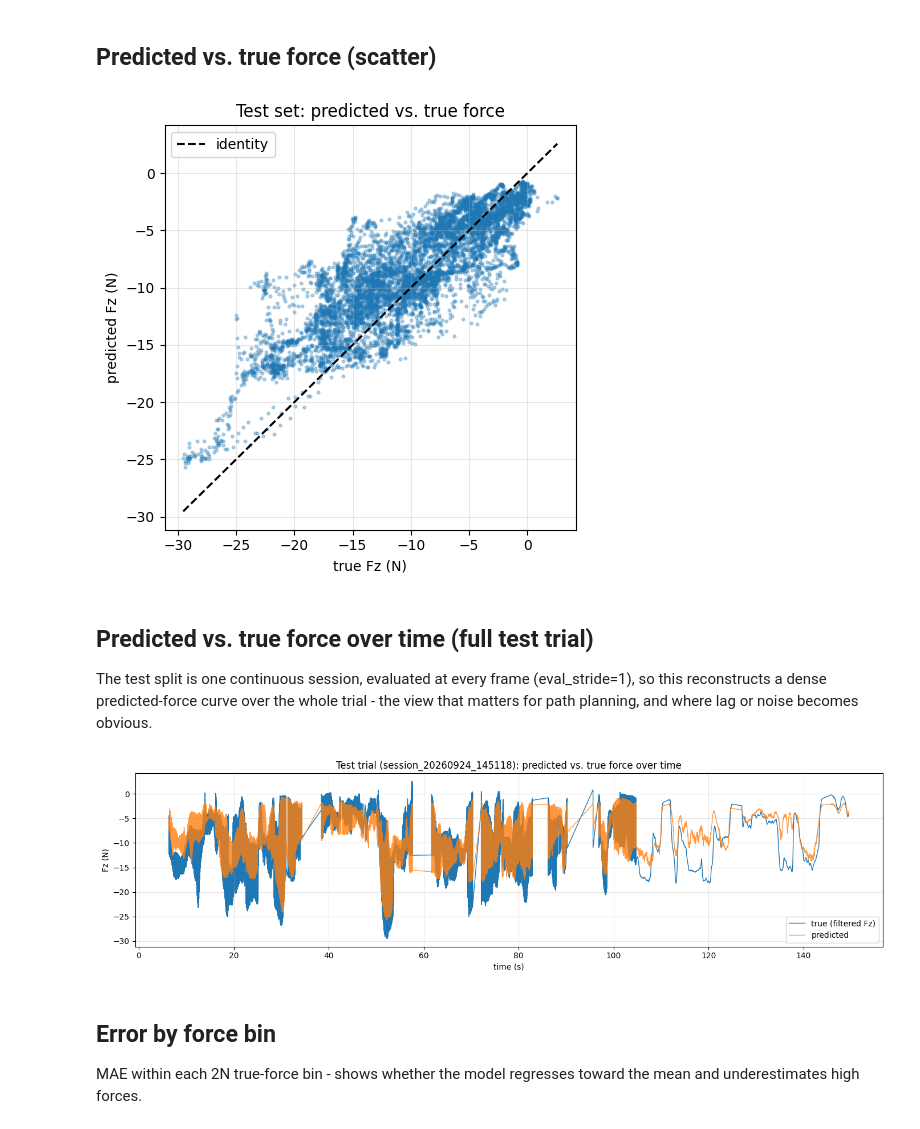
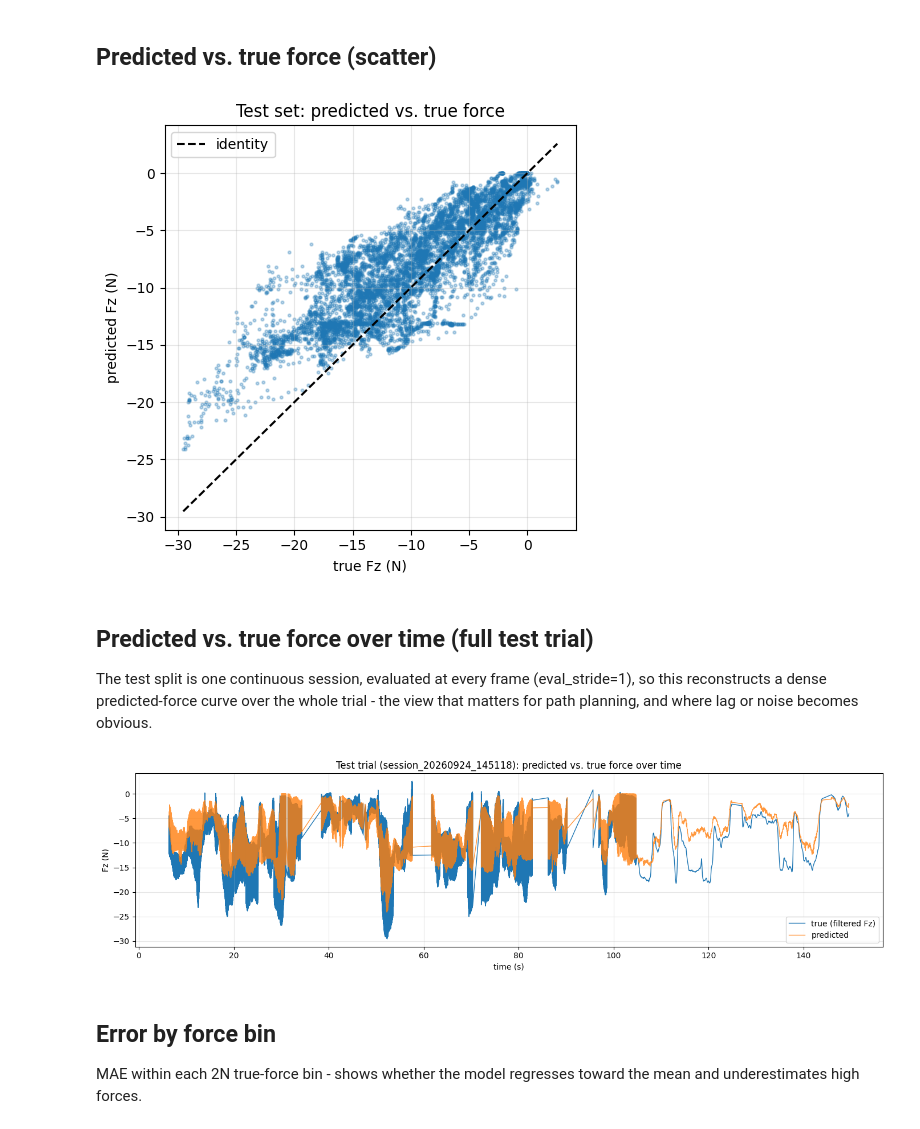
Before and after one commit to WouterDGries/ForceEstimationPipeline, a Jupyter notebook: Model/explore.ipynb, the cells around one changed output. Cells and saved outputs as stored; diff of their text form; code cells hidden in the pictures.

Commit message:
IncludedPositionInformation

```diff
--- a/Model/explore.ipynb
+++ b/Model/explore.ipynb
@@ -156,28 +157,29 @@ Test set (7536 unfiltered windows): MAE=2.872 N  RMSE=3.690 N  R2=0.647
 # %%
 preds_n, trues_n, start_frames = [], [], []
 net.eval()
 with torch.inference_mode():
     for batch in test_loader:
         clip = batch["clip"].to(device, non_blocking=True)
+        position = batch["position"].to(device, non_blocking=True)
         with torch.autocast(device_type=device.type, dtype=autocast_dtype, enabled=autocast_dtype is not None):
-            prediction = net(clip).squeeze(1).float()
+            prediction = net(clip, position).squeeze(1).float()
         prediction = train_module._clamp_predictions(prediction, clamp_sign)
         preds_n.append(prediction.cpu().numpy() * force_norm_scale_n)
         trues_n.append(batch["label_n"].numpy())
         start_frames.append(batch["start_frame"].numpy())
 preds_n = np.concatenate(preds_n)
 trues_n = np.concatenate(trues_n)
 start_frames = np.concatenate(start_frames)
 
 fig, ax = plt.subplots(figsize=(5, 5))
 ax.scatter(trues_n, preds_n, s=4, alpha=0.3)
 lims = [min(trues_n.min(), preds_n.min()), max(trues_n.max(), preds_n.max())]
 ax.plot(lims, lims, "k--", label="identity")
 ax.set_xlabel("true Fz (N)"); ax.set_ylabel("predicted Fz (N)"); ax.legend(); ax.grid(alpha=0.3)
 ax.set_title("Test set: predicted vs. true force")
 fig.tight_layout()
 # %% [output]
-[figure, old version]
+[figure, new version]
 # %% [markdown]
 ## Predicted vs. true force over time (full test trial)
 
@@ -195,7 +197,7 @@ ax.set_xlabel("time (s)"); ax.set_ylabel("Fz (N)"); ax.legend(); ax.grid(alpha=0
 ax.set_title(f"Test trial ({test_session.name}): predicted vs. true force over time")
 fig.tight_layout()
 # %% [output]
-[figure, old version]
+[figure, new version]
 # %% [markdown]
 ## Error by force bin
 
```
Also changed, not shown: parts of 5 cells of this notebook, 4 other files.
